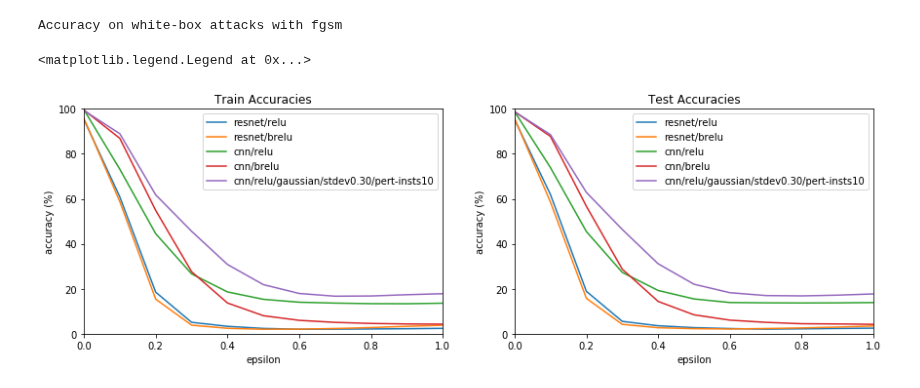
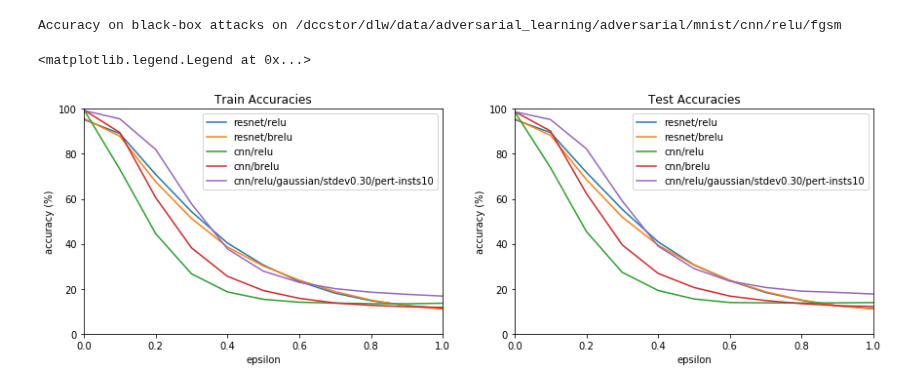
Before and after one commit to Trusted-AI/adversarial-robustness-toolbox, a Jupyter notebook: notebooks/white-box-results.ipynb, the cells around one changed output. Drawn from its saved outputs; the diff is of its cells as text; code cells hidden in the pictures.

```diff
--- a/notebooks/white-box-results.ipynb
+++ b/notebooks/white-box-results.ipynb
@@ -23,8 +23,8 @@ for c in CLASSIFIERS:
     with open(join(INPUT_PATH, c, "accuracies.json"), "r") as json_file:
         accuracies[c] = json.load(json_file)
 # %%
-print("Accuracy on white-box attacks with fgsm")
-PATH = "/dccstor/dlw/data/adversarial_learning/adversarial/mnist/"
+DATASET = "/dccstor/dlw/data/adversarial_learning/adversarial/mnist/cnn/relu/fgsm"
+print("Accuracy on black-box attacks on", DATASET)
 
 train, test = {}, {}
 eps_values = [e/10 for e in range(1, 11)]
@@ -34,36 +34,36 @@ for c in CLASSIFIERS:
     test[c] = [accuracies[c]["test_accuracy"]]
 
     for eps in eps_values:
-        train[c].append(accuracies[c][join(PATH, c, "fgsm", "eps%.2f_train.npy" % eps)])
-        test[c].append(accuracies[c][join(PATH, c, "fgsm", "eps%.2f_test.npy" % eps)])
+        train[c].append(accuracies[c][join(DATASET, "eps%.2f_train.npy" % eps)])
+        test[c].append(accuracies[c][join(DATASET,"eps%.2f_test.npy" % eps)])
 
 fig = plt.figure()
 ax = fig.add_subplot(1, 2, 1)
 plt.title("Train Accuracies")
 
 for c in CLASSIFIERS:
     plt.plot([0.] + eps_values, train[c], label=c)
 
 ax.set_xlim([0, 1])
 ax.set_ylim([0, 100])
 plt.xlabel("epsilon")
 plt.ylabel("accuracy (%)")
 plt.legend()
 
 ax = fig.add_subplot(1, 2, 2)
 plt.title("Test Accuracies")
 
 for c in CLASSIFIERS:
     plt.plot([0.] + eps_values, test[c], label=c)
 
 ax.set_xlim([0, 1])
 ax.set_ylim([0, 100])
 plt.xlabel("epsilon")
 plt.ylabel("accuracy (%)")
 
 plt.subplots_adjust(bottom=0.1, right=2, top=0.9)
 plt.legend()
 # %% [output]
-Accuracy on white-box attacks with fgsm
+Accuracy on black-box attacks on /dccstor/dlw/data/adversarial_learning/adversarial/mnist/cnn/relu/fgsm
 <matplotlib.legend.Legend at 0x...>
-[figure, old version]
+[figure, new version]
```
Also changed, not shown: parts of 5 cells of this notebook, 1 other file.
